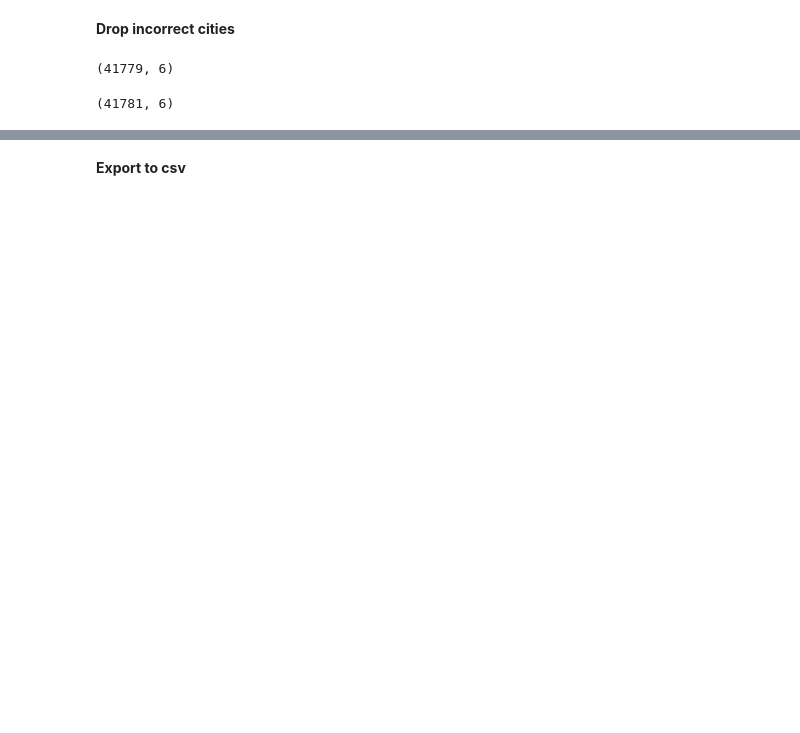
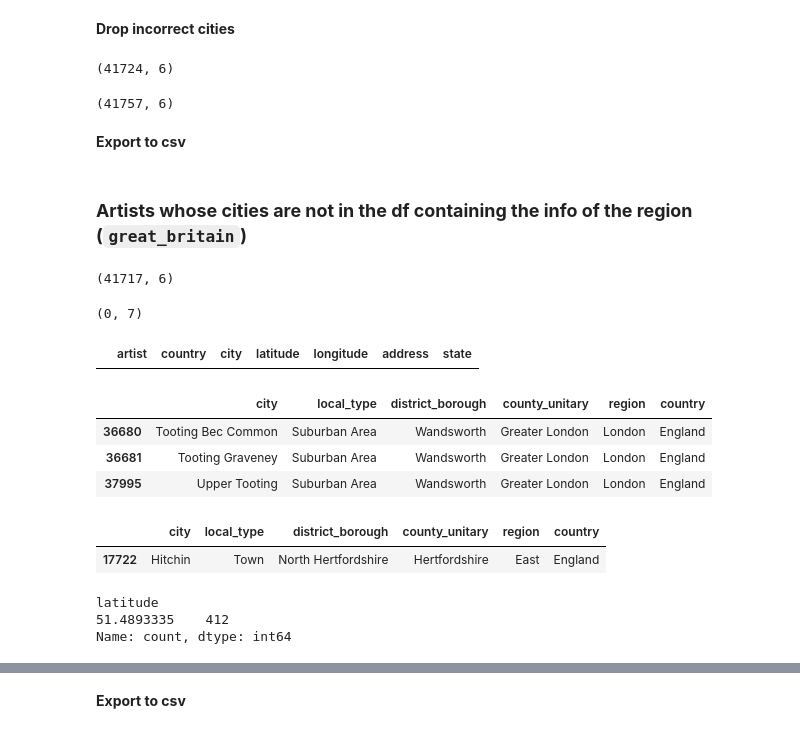
Before and after one commit to arnauog/what_the_rock, a Jupyter notebook: 4 geopy_origins.ipynb, the cells around one changed output, grey strips where cells are left out. Drawn from its saved outputs; the diff is of its cells as text; code cells hidden in the pictures; blank space fills up the shorter version.

Commit message:
correcting uk cities

```diff
--- a/4 geopy_origins.ipynb
+++ b/4 geopy_origins.ipynb
@@ -2928,18 +2919,20 @@ great_britain[great_britain['city']=='Barnsley']
 # %% [markdown]
 **Drop incorrect cities**
+# %%
+# drop incorrect cities
+great_britain.drop([18802], inplace=True)
+great_britain.reset_index(drop=True, inplace=True)
+great_britain.shape
+# %% [output]
+(41724, 6)
 # %%
 # drop incorrect cities
-great_britain.drop(range(2157, 2159), inplace=True)
+great_britain.drop(range(9106, 9108), inplace=True)
 great_britain.reset_index(drop=True, inplace=True)
 great_britain.shape
 # %% [output]
-(41779, 6)
+(41757, 6)
-# %%
-# drop incorrect cities
-great_britain.drop([33839, 33841], inplace=True)
-great_britain.reset_index(drop=True, inplace=True)
-great_britain.shape
-# %% [output]
-(41781, 6)
+# %% [markdown]
+**Export to csv**
 # %%
 great_britain.to_csv('Datasets/great_britain_regions_clean.csv', index=False)
@@ -2946,2 +2941,19 @@ great_britain.to_csv('Datasets/great_britain_regions_clean.csv', index=False)
+# %% [markdown]
+### **Artists whose cities are not in the df containing the info of the region (``great_britain``)**
 # %%
-great_britain = pd.read_csv('Datasets/great_britain_regions_clean.csv')
+great_britain_clean = pd.read_csv('Datasets/great_britain_regions_clean.csv')
+great_britain_clean.shape
+# %% [output]
+(41717, 6)
+# %%
+# define again the df with the wrong cities so it keeps updating as we correct them
+df_wrong_cities = df_coordinates_uk[~df_coordinates_uk['city'].isin(great_britain_clean['city'].values)]
+df_wrong_cities.reset_index(drop=True, inplace=True)
+df_wrong_cities.sort_values('city', inplace=True)
+df_wrong_cities.shape
+# %% [output]
+(0, 7)
+# %%
+df_wrong_cities.head(10)
+# %% [output]
+|  | artist | country | city | latitude | longitude | address | state |
@@ -2947,0 +2964,13 @@ great_britain = pd.read_csv('Datasets/great_britain_regions_clean.csv')
+# %%
+# look for that city in the df with all the uk cities so I know which ones to drop
+great_britain_clean[great_britain_clean['city'].str.contains("Tooting")]
+# %% [output]
+|  | city | local_type | district_borough | county_unitary | region | country |
+| 36680 | Tooting Bec Common | Suburban Area | Wandsworth | Greater London | London | England |
+| 36681 | Tooting Graveney | Suburban Area | Wandsworth | Greater London | London | England |
+| 37995 | Upper Tooting | Suburban Area | Wandsworth | Greater London | London | England |
+# %%
+great_britain_clean[great_britain_clean['city']==("Hitchin")]
+# %% [output]
+|  | city | local_type | district_borough | county_unitary | region | country |
+| 17722 | Hitchin | Town | North Hertfordshire | Hertfordshire | East | England |
@@ -2947,0 +2981,6 @@ great_britain = pd.read_csv('Datasets/great_britain_regions_clean.csv')
+# %%
+df_coordinates_uk[df_coordinates_uk['city']=='London']['latitude'].value_counts()
+# %% [output]
+latitude
+51.4893335    412
+Name: count, dtype: int64
```
Also changed, not shown: parts of 26 cells of this notebook, 4 other files.
